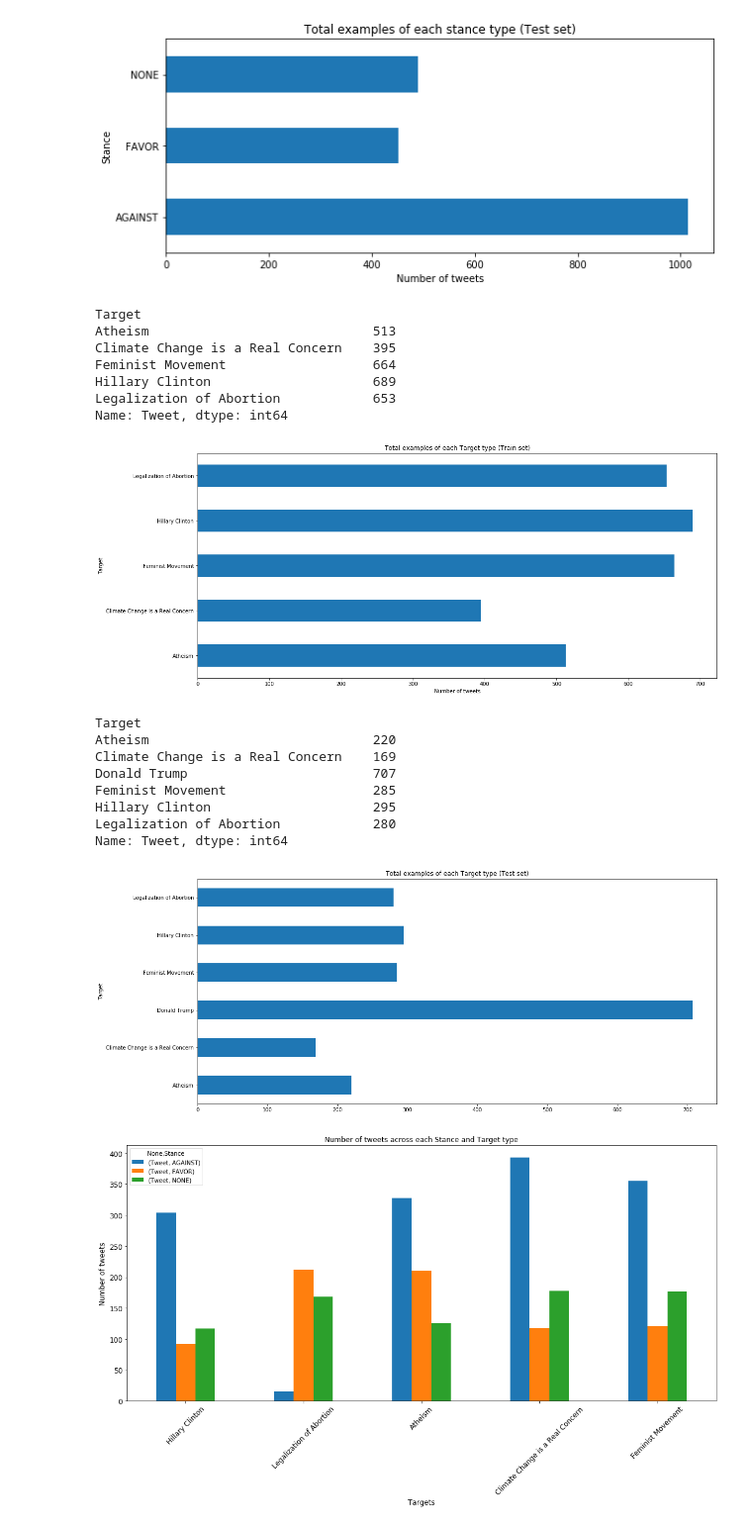
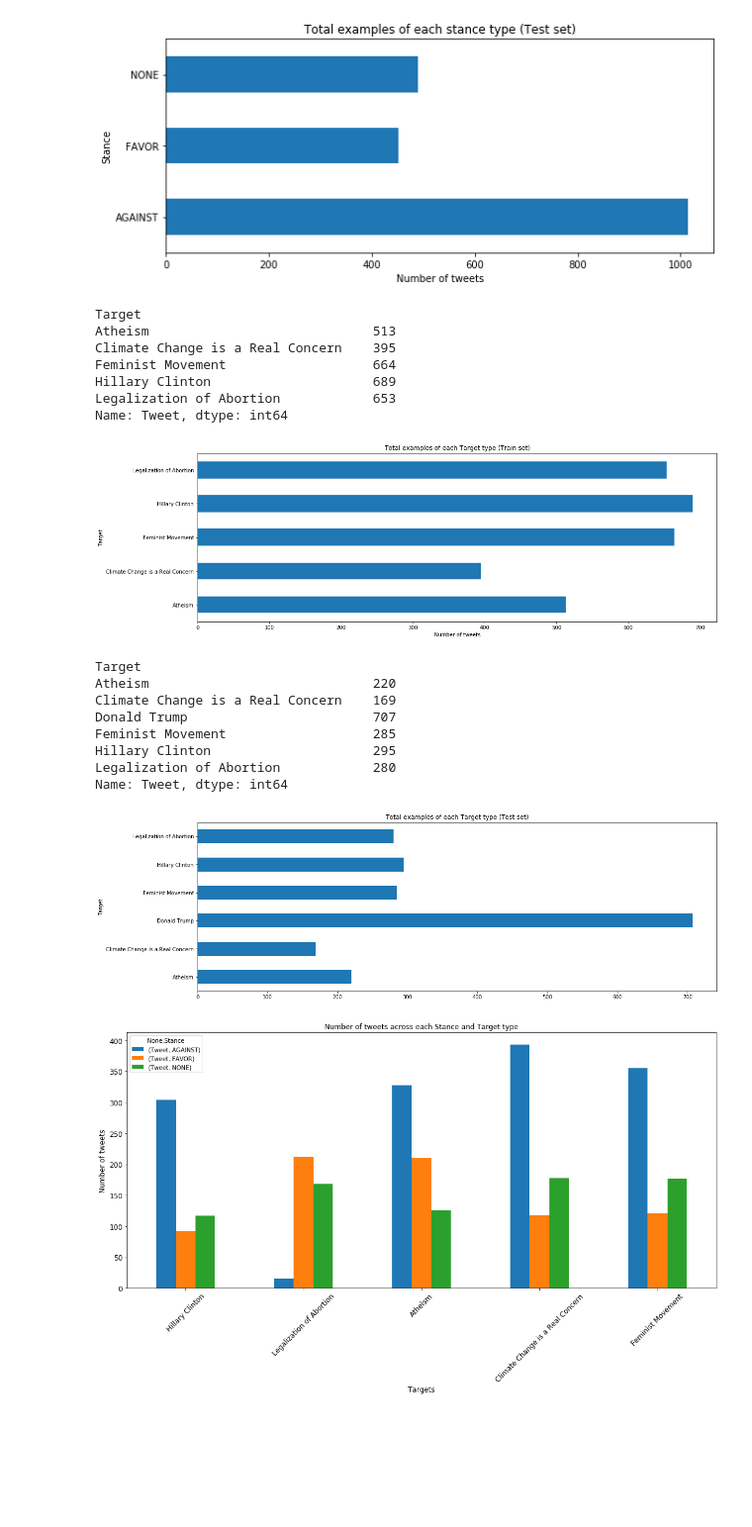
Before and after one commit to HaiderSS/Stance-Classification-in-Tweets, a Jupyter notebook: Text preprocessing and Visualisation.ipynb, the cells around one changed output. Shown at 99% size. Cells and saved outputs as stored; diff of their text form; code cells hidden in the pictures; blank space fills up the shorter version.

```diff
--- a/Text preprocessing and Visualisation.ipynb
+++ b/Text preprocessing and Visualisation.ipynb
@@ -356,21 +356,21 @@ Name: Target, dtype: int64
 [figure]
 # %%
 print(trainData.groupby('Target')['Tweet'].count())
-ax = trainData.groupby('Target')['Tweet'].count().plot(kind='barh', title ="Total examples of each Target type (Train set)", figsize=(18, 8))
+ax = trainData.groupby('Target')['Tweet'].count().plot(kind='barh', title ="Total examples of each Target type (Train set)", figsize=(18, 6))
 ax.set_xlabel("Number of tweets", fontsize=10)
 plt.show()
 # %% [output]
 Target
 Atheism                             513
 Climate Change is a Real Concern    395
 Feminist Movement                   664
 Hillary Clinton                     689
 Legalization of Abortion            653
 Name: Tweet, dtype: int64
-[figure, old version]
+[figure, new version]
 # %%
 print(testData.groupby('Target')['Tweet'].count())
-testData.groupby('Target')['Tweet'].count().plot(kind='barh', title ="Total examples of each Target type (Test set)", figsize=(18, 8), )
+testData.groupby('Target')['Tweet'].count().plot(kind='barh', title ="Total examples of each Target type (Test set)", figsize=(18, 6), )
 plt.show()
 # %% [output]
 Target
@@ -381,7 +381,7 @@ Feminist Movement                   285
 Hillary Clinton                     295
 Legalization of Abortion            280
 Name: Tweet, dtype: int64
-[figure, old version]
+[figure, new version]
 # %%
 ax = trainData.groupby(['Target','Stance']).count().unstack().plot(kind='bar', title ="Number of tweets across each Stance and Target type", figsize=(18, 8), legend=True, fontsize=12)
 ax.set_xlabel("Targets", fontsize=12)
```
Also changed, not shown: parts of 14 cells of this notebook.
